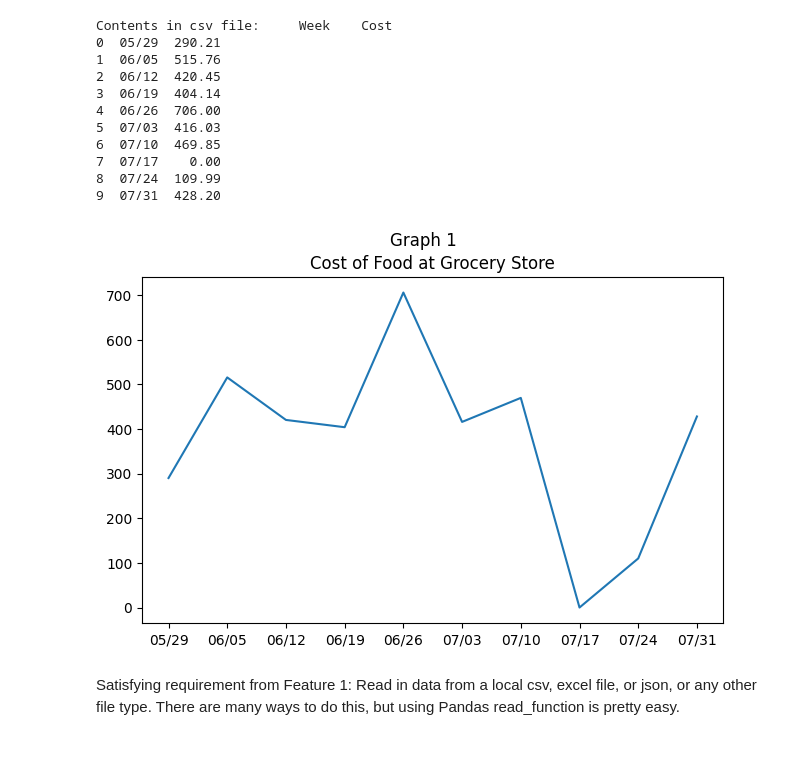
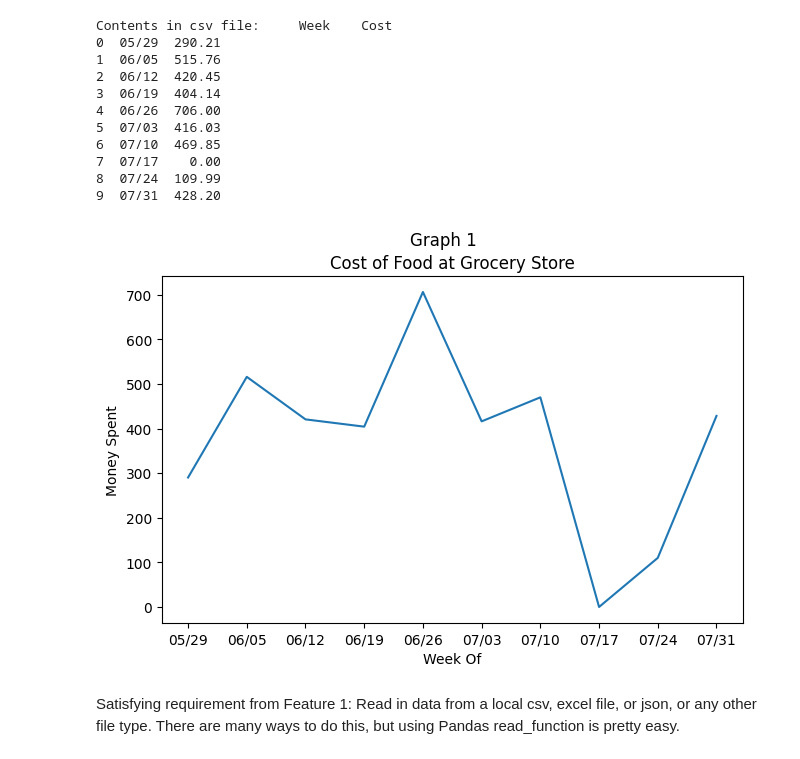
Before and after one commit to ACollins00/CostComparison, a Jupyter notebook: ProjectNov2022.ipynb, the cells around one changed output. Drawn from its saved outputs; the diff is of its cells as text; code cells hidden in the pictures.

```diff
--- a/ProjectNov2022.ipynb
+++ b/ProjectNov2022.ipynb
@@ -2,35 +2,36 @@
 import pandas as pd
 import matplotlib.pyplot as plt
 import matplotlib as mpl
 import numpy as nmpy
 
 plt.rcParams["figure.figsize"] = [7.50, 4.5]
 plt.rcParams["figure.autolayout"] = False
 
 columns = ["Week", "Cost"]
 
 df = pd.read_csv("C:/Users/Amy/codeky/GroceryStoreWeeklyCost - Sheet1.csv")
 
 print("Contents in csv file:", df)
 
 plt.plot(df.Week, df.Cost)
 plt.title("Cost of Food at Grocery Store")
 plt.suptitle("Graph 1")
-
+plt.xlabel('Week Of')
+plt.ylabel('Money Spent')
 plt.show()
 # %% [output]
 Contents in csv file:     Week    Cost
 0  05/29  290.21
 1  06/05  515.76
 2  06/12  420.45
 3  06/19  404.14
 4  06/26  706.00
 5  07/03  416.03
 6  07/10  469.85
 7  07/17    0.00
 8  07/24  109.99
 9  07/31  428.20
-[figure, old version]
+[figure, new version]
 # %% [markdown]
 Satisfying requirement from Feature 1: Read in data from a local csv, excel file, or json, or any other file type. There are many ways to do this, but using Pandas read_function is pretty easy.
 # %%
```
Also changed, not shown: parts of 5 cells of this notebook.
